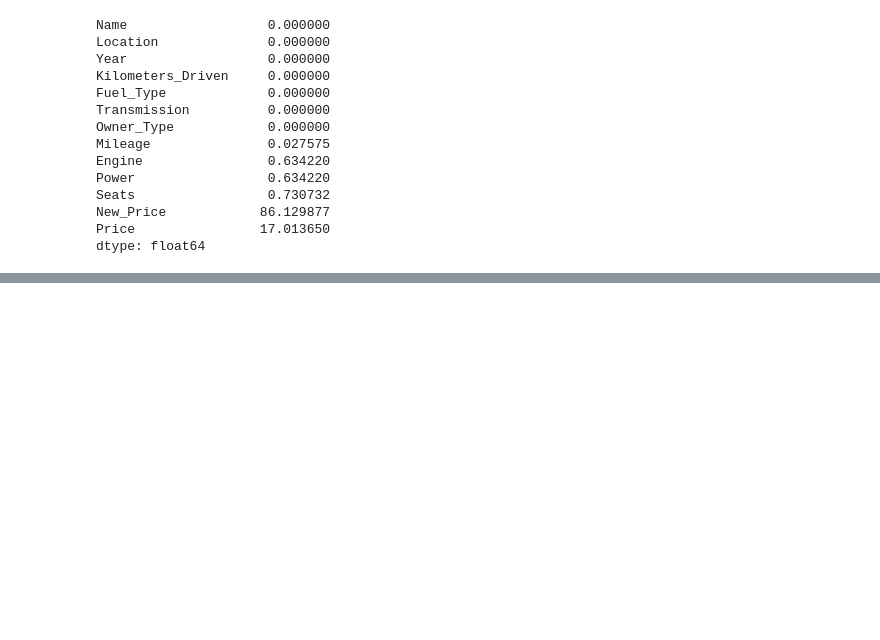
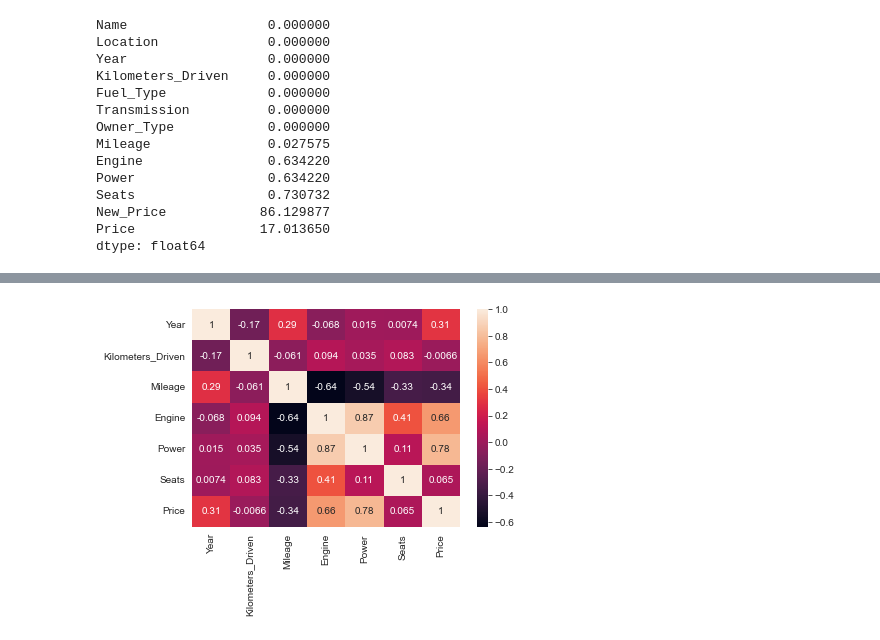
Before and after one commit to hardik812004/training_sep22, a Jupyter notebook: day25_used_car_price.ipynb, the cells around one changed output, grey strips where cells are left out. Drawn from its saved outputs; the diff is of its cells as text; code cells hidden in the pictures; blank space fills up the shorter version.

```diff
--- a/day25_used_car_price.ipynb
+++ b/day25_used_car_price.ipynb
@@ -232,0 +506,5 @@ dtype: float64
+# %%
+sns.heatmap(cars.corr(),annot=True)
+plt.show()
+# %% [output]
+[figure, added]
```
Also changed, not shown: parts of 32 cells of this notebook.
